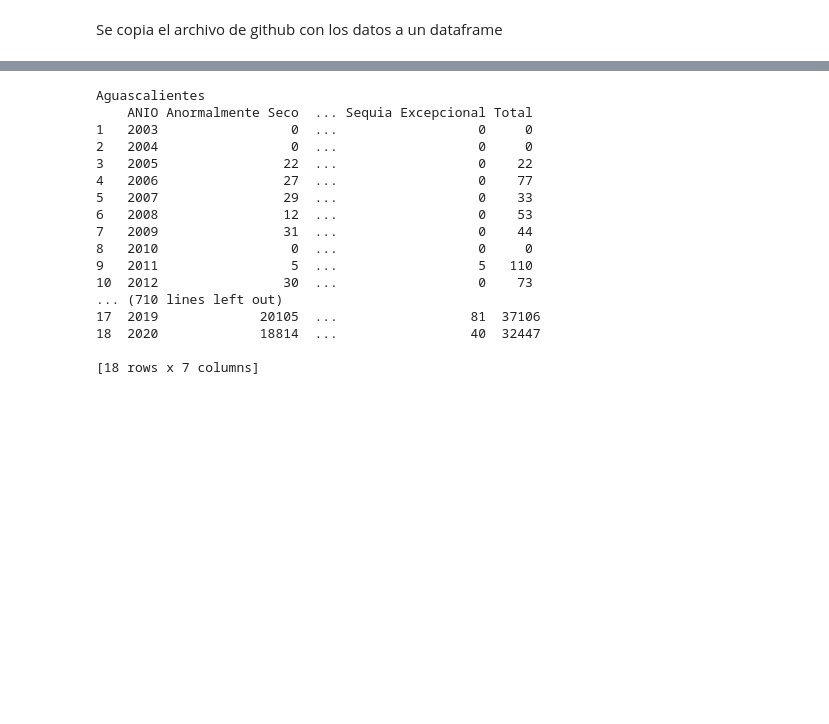
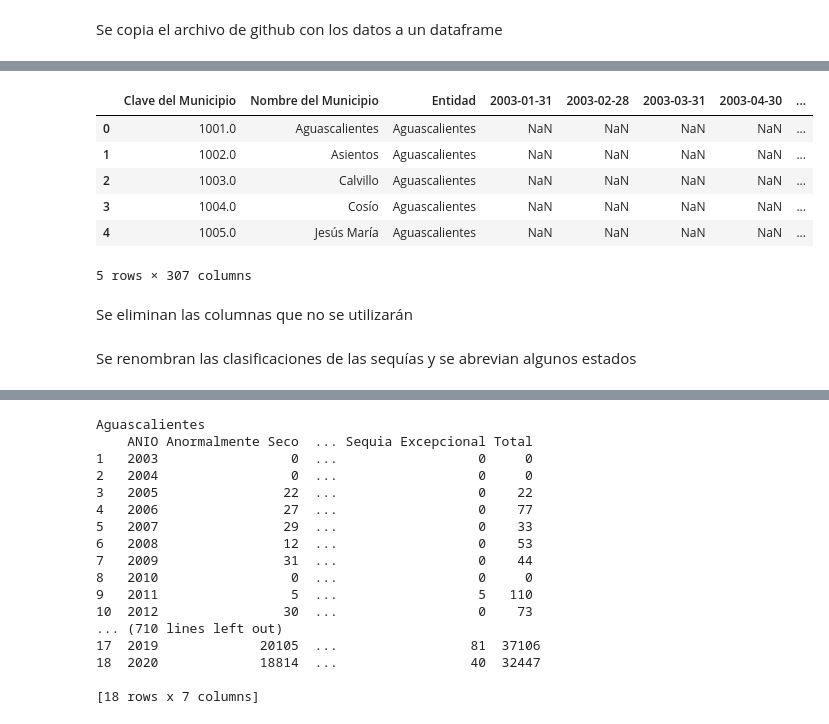
Before and after one commit to AdrianDiazGaxiola/Proyecto-Final, a Jupyter notebook: Sequías.ipynb, the cells around one changed output, grey strips where cells are left out. Saved outputs shown, nothing was run; the diff lists cells and outputs as text; code cells hidden in the pictures; blank space fills up the shorter version.

Commit message:
Se han agregado funciones para procesar el conjunto de datos de sequías inicial a un formato más compacto y compatible con los dataframes de los otros fenómenos a analizar.

```diff
--- a/Sequías.ipynb
+++ b/Sequías.ipynb
@@ -21,5 +21,7 @@ Se copia el archivo de github con los datos a un dataframe
 # %%
 import pandas as pd
 
-url = "https://github.com/AdrianDiazGaxiola/Proyecto-Final/blob/OtherData/Municipios%20con%20Sequ%C3%ADa.csv?raw=true"
-Seq = pd.read_csv(url)
+url = "https://raw.githubusercontent.com/AdrianDiazGaxiola/Proyecto-Final/main/Data/Sequ%C3%ADas.csv"
+Seq = pd.read_csv(url, encoding='ISO-8859-1')
+
+print(Seq)
@@ -25,0 +43,12 @@ Seq = pd.read_csv(url)
+# %%
+Seq.head()
+# %% [output]
+|  | Clave del Municipio | Nombre del Municipio | Entidad | 2003-01-31 | 2003-02-28 | 2003-03-31 | 2003-04-30 | ... |
+| 0 | 1001.0 | Aguascalientes | Aguascalientes | NaN | NaN | NaN | NaN | ... |
+| 1 | 1002.0 | Asientos | Aguascalientes | NaN | NaN | NaN | NaN | ... |
+| 2 | 1003.0 | Calvillo | Aguascalientes | NaN | NaN | NaN | NaN | ... |
+| 3 | 1004.0 | Cosío | Aguascalientes | NaN | NaN | NaN | NaN | ... |
+| 4 | 1005.0 | Jesús María | Aguascalientes | NaN | NaN | NaN | NaN | ... |
+5 rows × 307 columns
+# %% [markdown]
+Se eliminan las columnas que no se utilizarán
@@ -25,0 +62,2 @@ Seq = pd.read_csv(url)
+# %% [markdown]
+Se renombran las clasificaciones de las sequías y se abrevian algunos estados
```
Also changed, not shown: parts of 6 cells of this notebook.
